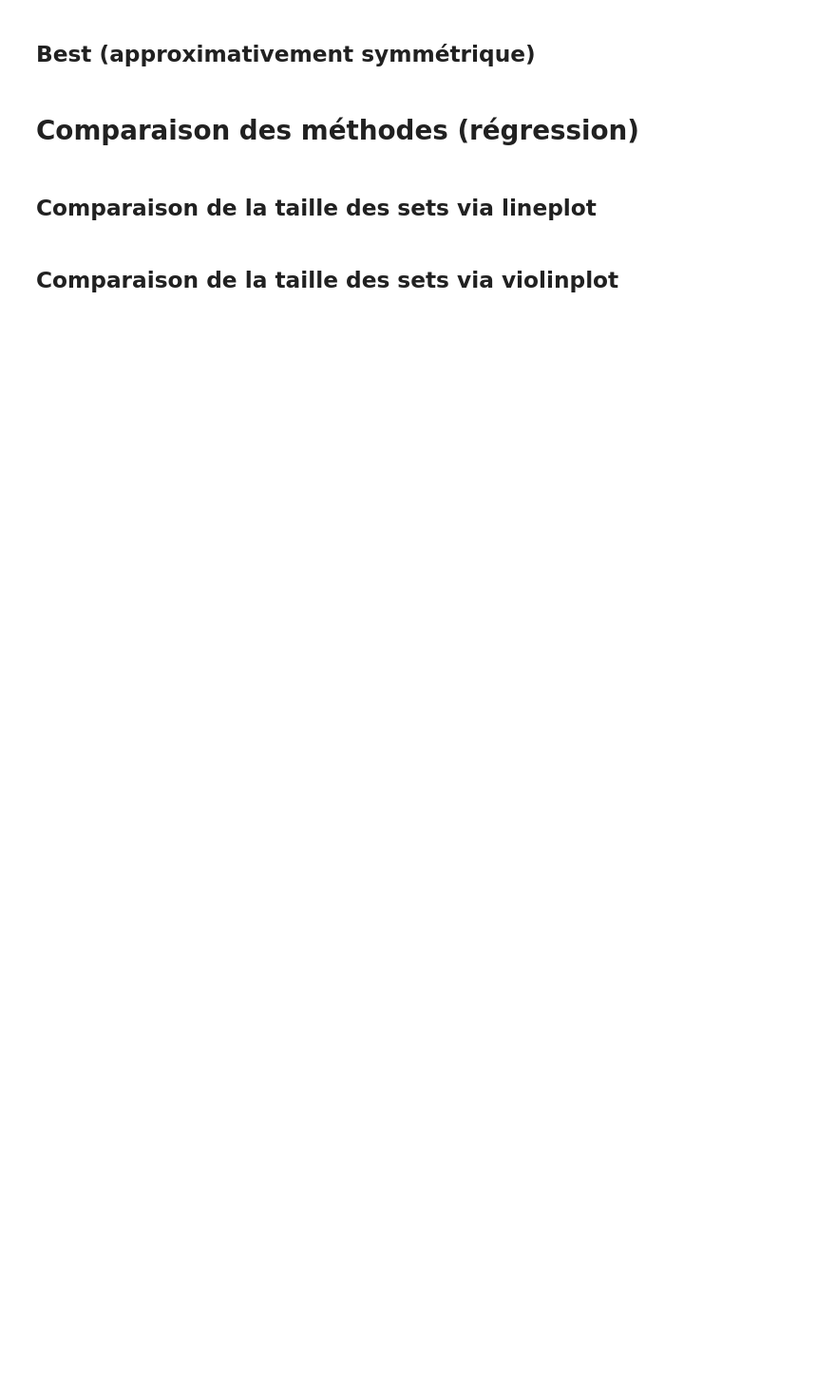
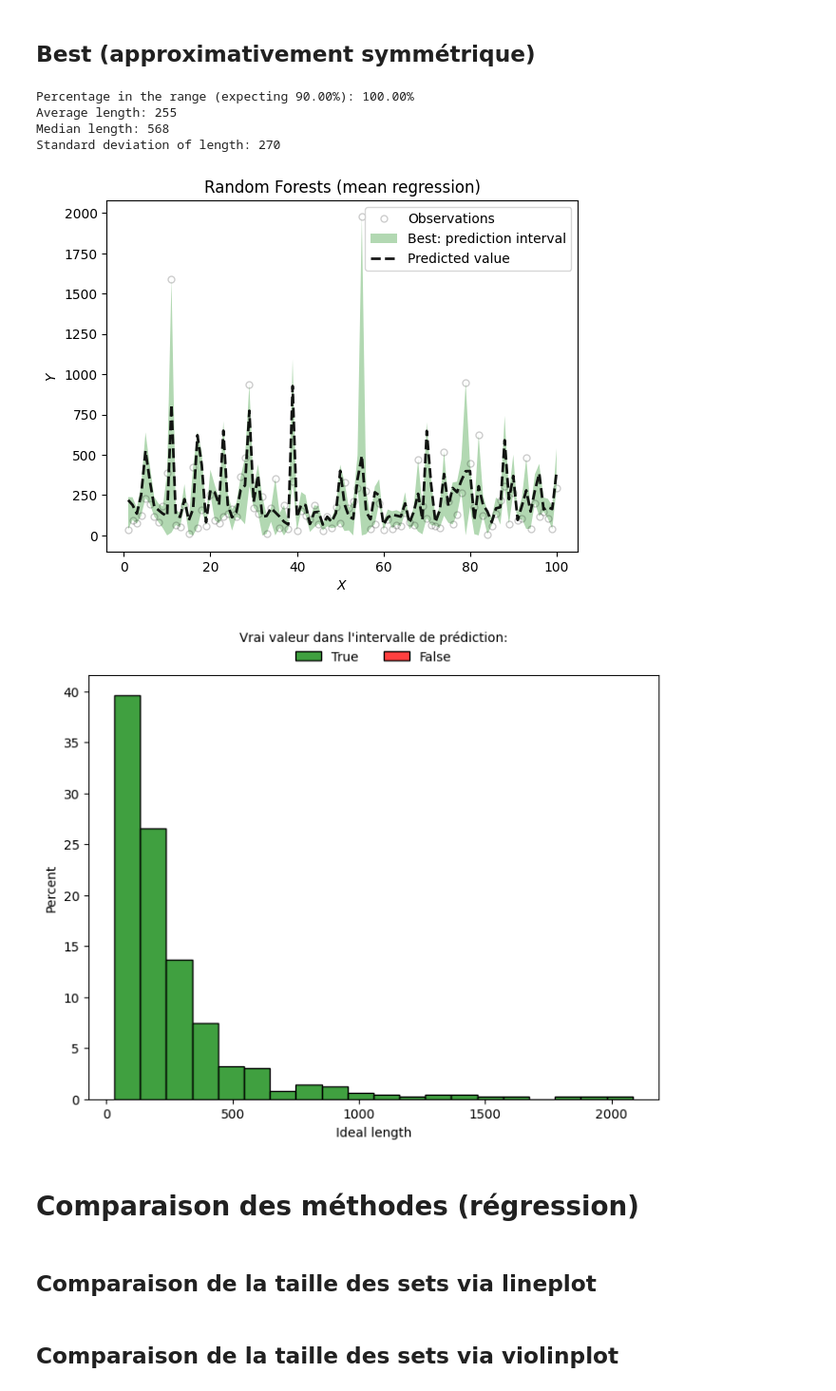
Before and after one commit to Krrcharles/Prediction-conforme-pour-les-donnees--analysee-par-Transformers, a Jupyter notebook: Code_stuart.ipynb, the cells around one changed output. Shown at 95% size. Drawn from its saved outputs; the diff is of its cells as text; code cells hidden in the pictures; blank space fills up the shorter version.

```diff
--- a/Code_stuart.ipynb
+++ b/Code_stuart.ipynb
@@ -1854,24 +1923,40 @@ with open('data/traite/y_lower_cqr', 'wb') as f1:
 # %%
 y_lower = y_lower_split.copy()
 y_upper = y_upper_split.copy()
 
 for i in range(len(y_test[~idx])):
     if pred_rf[i] < y_test[~idx].iloc[i]:
         y_lower[i] = max(pred_rf[i] - y_test[~idx].iloc[i]/2,0)
         y_upper[i] = y_test[~idx].iloc[i]
     else:
         y_lower[i] = max(y_test[~idx].iloc[i],0)
         y_upper[i] = pred_rf[i] + y_test[~idx].iloc[i]/2
 
 # compute and display the average coverage
 in_the_range = (y_test[~idx] >= y_lower) & (y_test[~idx]<= y_upper)
-print("Random Forests: Percentage in the range (expecting " + str(100*(1-alpha)) + "%):",
-      np.sum(in_the_range) / len(y_test[~idx]) * 100)
+print("Percentage in the range (expecting %.2f%%): %.2f%%" % (100*(1-alpha), np.sum(in_the_range) / len(y_test[~idx]) * 100))
 
 # compute length of the interval per each test point
 length = y_upper - y_lower
-# compute and display the average length
-print("Random Forests: Average length:", np.mean(length))
+print("Average length:", round(np.mean(length)))
+print("Median length:", round(np.median(length_split)))
+print("Standard deviation of length:", round(np.std(length)))
 
-# Random Forests: Percentage in the range (expecting 90.0%): 100.0
-# Random Forests: Average length: 257.12066689023027
+plot_func(y=y_test[~idx],y_u=y_upper,y_l=y_lower,pred=pred_rf,shade_color='green',
+          method_name="Best:",title="Random Forests (mean regression)",
+          filename="fig/regres/lineplot_best.png",save_figures=True)
+
+plot_hist(length = length, in_the_range = in_the_range, x_name="Ideal length", draw_quant=False,
+        filename="fig/regres/histo_length_best.png", save_figures=True)
+
+# Percentage in the range (expecting 90.0%): 100.0
+# Average length: 255
+# Median length: 568
+# Standard deviation of length: 270
+# %% [output]
+Percentage in the range (expecting 90.00%): 100.00%
+Average length: 255
+Median length: 568
+Standard deviation of length: 270
+[figure, added]
+[figure, added]
```
Also changed, not shown: parts of 15 cells of this notebook.
